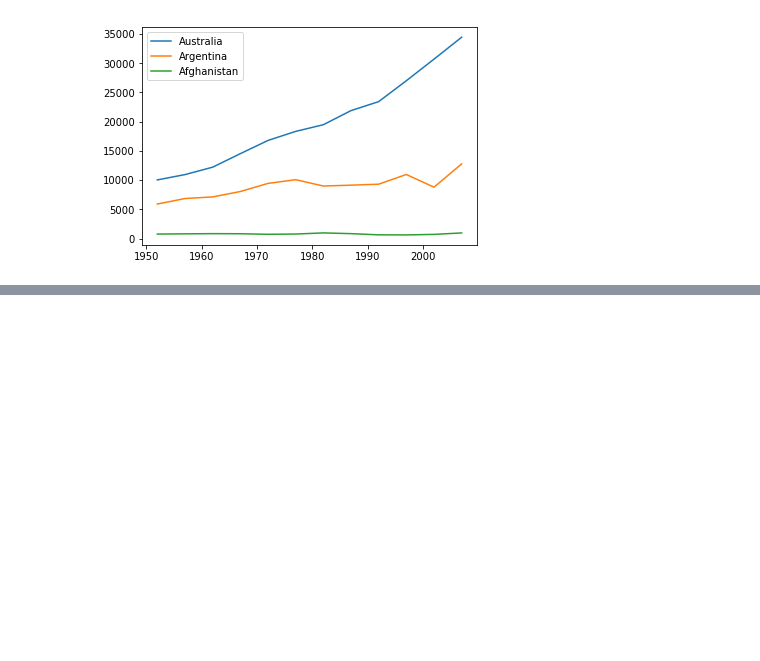
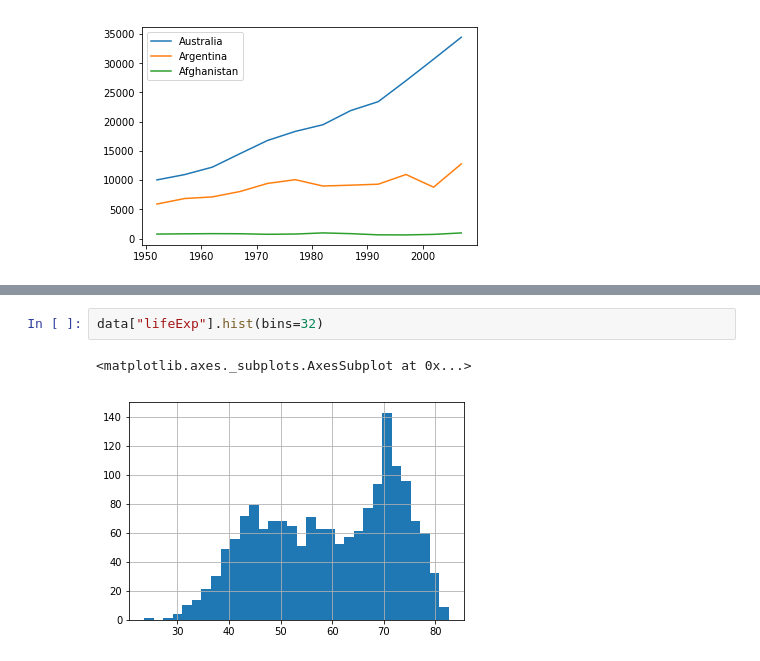
Before and after one commit to VenturaFranklin/20170225_Solutions, a Jupyter notebook: Capstone Solution.ipynb, the cells around one changed output, grey strips where cells are left out. Cells and saved outputs as stored; diff of their text form; blank space fills up the shorter version.

```diff
--- a/Capstone Solution.ipynb
+++ b/Capstone Solution.ipynb
@@ -45,0 +158,5 @@ plot_countries_year_vs_type(["Australia", "Argentina", "Afghanistan"], "gdpPerca
+# %%
+data["lifeExp"].hist(bins=32)
+# %% [output]
+<matplotlib.axes._subplots.AxesSubplot at 0x...>
+[figure, added]
```
Also changed, not shown: parts of 19 cells of this notebook.
